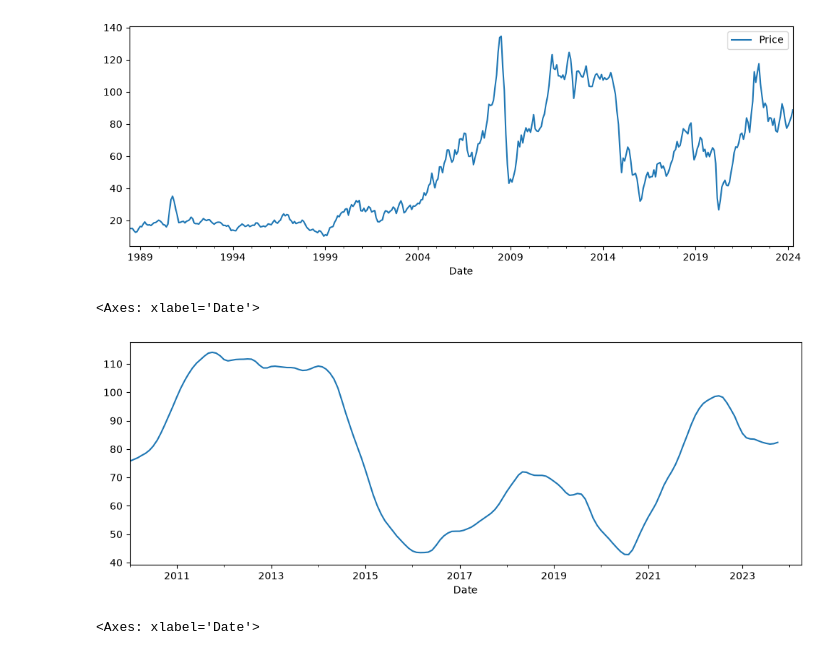
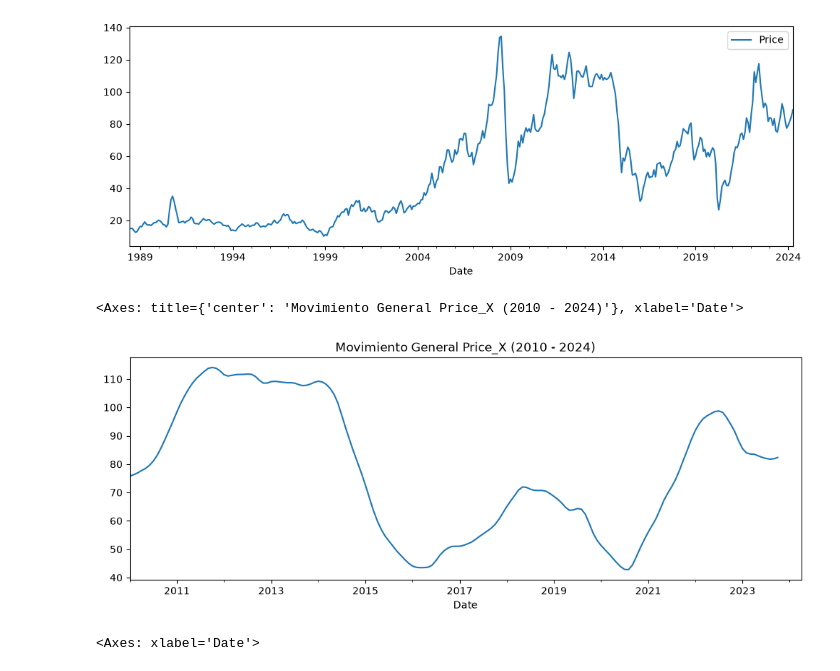
Before and after one commit to muerza/rag-operational-cost, a Jupyter notebook: Notebooks/eda.ipynb, the cells around one changed output. Cells and saved outputs as stored; diff of their text form; code cells hidden in the pictures.

```diff
--- a/Notebooks/eda.ipynb
+++ b/Notebooks/eda.ipynb
@@ -160,12 +160,12 @@ data_x_month.plot(figsize=(12, 4))
 <Axes: xlabel='Date'>
 [figure]
 # %%
-# Movimiento General
+# Movimiento General (2010 - 2024)
 decomposed = seasonal_decompose(data_x_month, period=12)
-decomposed.trend['2010-01-01':'2024-12-31'].plot(figsize=(12,4))
+decomposed.trend['2010-01-01':'2024-12-31'].plot(figsize=(12,4), title='Movimiento General Price_X (2010 - 2024)')
 # %% [output]
-<Axes: xlabel='Date'>
+<Axes: title={'center': 'Movimiento General Price_X (2010 - 2024)'}, xlabel='Date'>
-[figure, old version]
+[figure, new version]
 # %%
 # Comportamiento mensual
 decomposed = seasonal_decompose(data_x_month, period=12)
```
Also changed, not shown: parts of 10 cells of this notebook, 5 other files.
